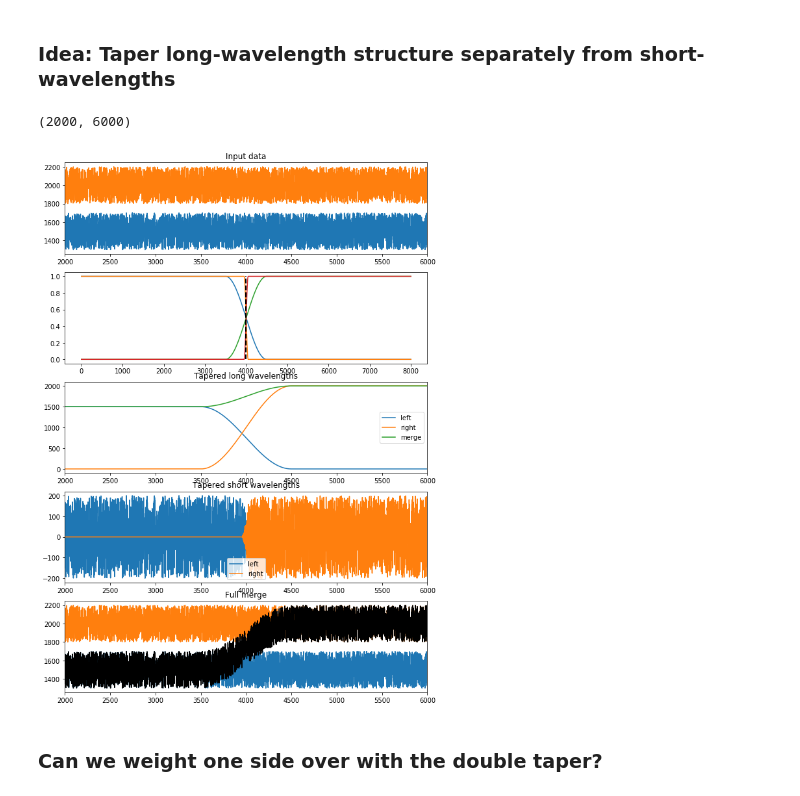
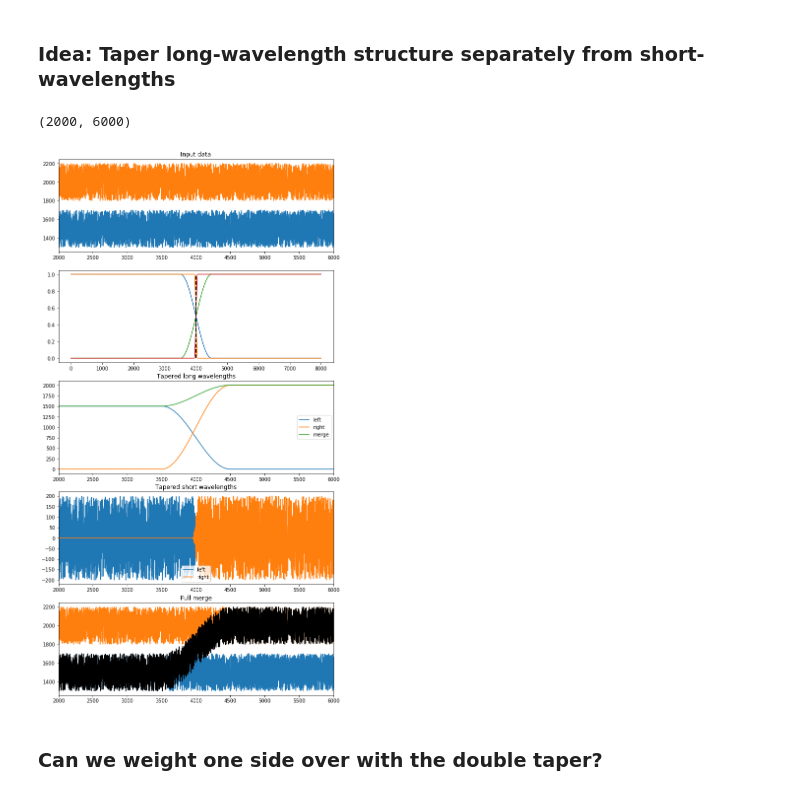
Before and after one commit to rvbelefonte/Sandbox, a Jupyter notebook: velmod_tapers/dev_tapers.ipynb, the cells around one changed output. Drawn from its saved outputs; the diff is of its cells as text; code cells hidden in the pictures.

```diff
--- a/velmod_tapers/dev_tapers.ipynb
+++ b/velmod_tapers/dev_tapers.ipynb
@@ -173,7 +173,7 @@ merge = merge0 + merge1
 
 # plot
 xlim = (2000, 6000)
-fig = plt.figure(figsize(10, 15))
+fig = plt.figure(figsize(10, 20))
 ax = fig.add_subplot(511)
 ax.plot(ldat, label='left')
 ax.plot(rdat, label='right')
@@ -191,34 +191,34 @@ ax.plot([ijoin, ijoin], [0, 1], '--k', lw=2)
 
 ax = fig.add_subplot(513)
 ax.plot(left0_tapered, label='left')
 ax.plot(right0_tapered, label='right')
 ax.plot(merge0, label='merge')
 ax.legend()
 ax.set_title('Tapered long wavelengths')
 ax.set_xlim(xlim)
 
 
 
 ax = fig.add_subplot(514)
 ax.plot(left1_tapered, label='left')
 ax.plot(right1_tapered, label='right')
 #ax.plot(merge1, label='merge')
 ax.legend()
 ax.set_title('Tapered short wavelengths')
 ax.set_xlim(xlim)
 
 
 
 ax = fig.add_subplot(515)
 ax.plot(ldat, label='left')
 ax.plot(rdat, label='right')
 ax.plot(merge, '-k')
 
 ax.set_title('Full merge')
 ax.set_xlim(xlim)
 # %% [output]
 (2000, 6000)
-[figure, old version]
+[figure, new version]
 # %% [markdown]
 ### Can we weight one side over with the double taper?
 # %%
```
Also changed, not shown: parts of 2 cells of this notebook.
